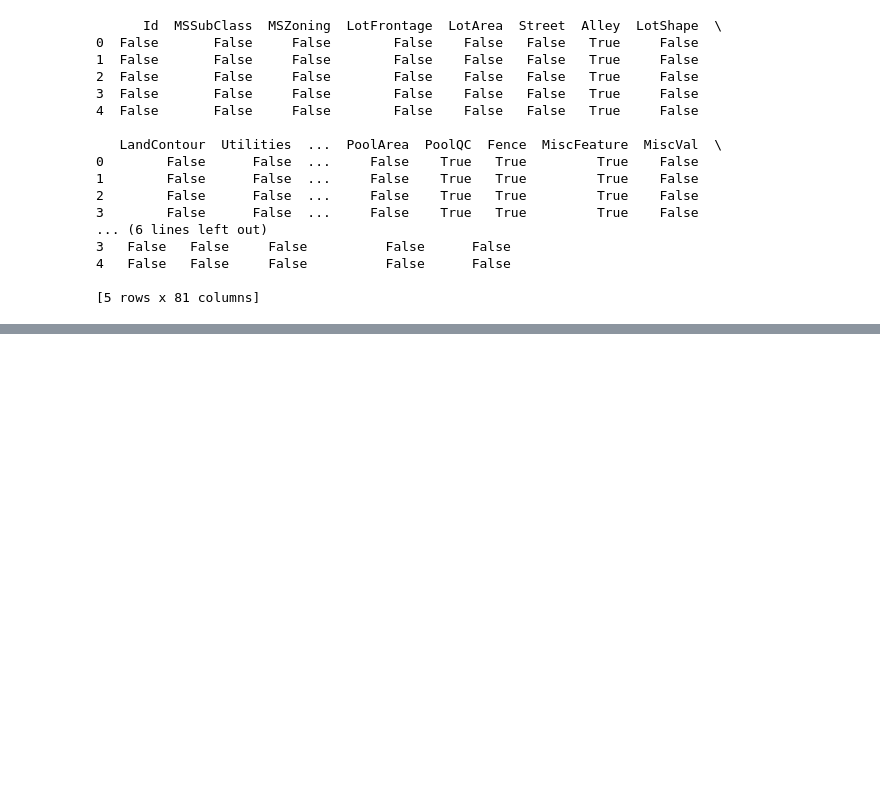
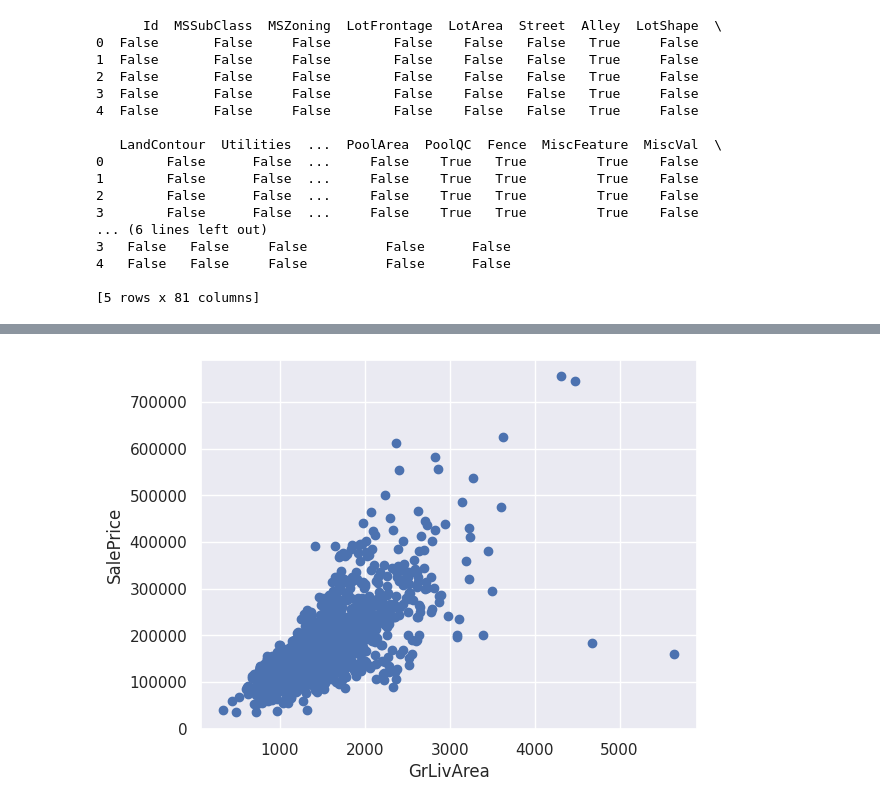
Before and after one commit to Data-N-Analysis/project_Lovely-G.4_none, a Jupyter notebook: 주택가격예측.ipynb, the cells around one changed output, grey strips where cells are left out. Saved outputs shown, nothing was run; the diff lists cells and outputs as text; code cells hidden in the pictures; blank space fills up the shorter version.

```diff
--- a/주택가격예측.ipynb
+++ b/주택가격예측.ipynb
@@ -316,0 +372,9 @@ plt.show()
+# %%
+#산점도 그려서 이상치 확인
+fig, ax = plt.subplots()
+ax.scatter(x = train['GrLivArea'], y = train['SalePrice'])
+plt.ylabel('SalePrice')
+plt.xlabel('GrLivArea')
+plt.show()
+# %% [output]
+[figure, added]
```
Also changed, not shown: parts of 25 cells of this notebook.
